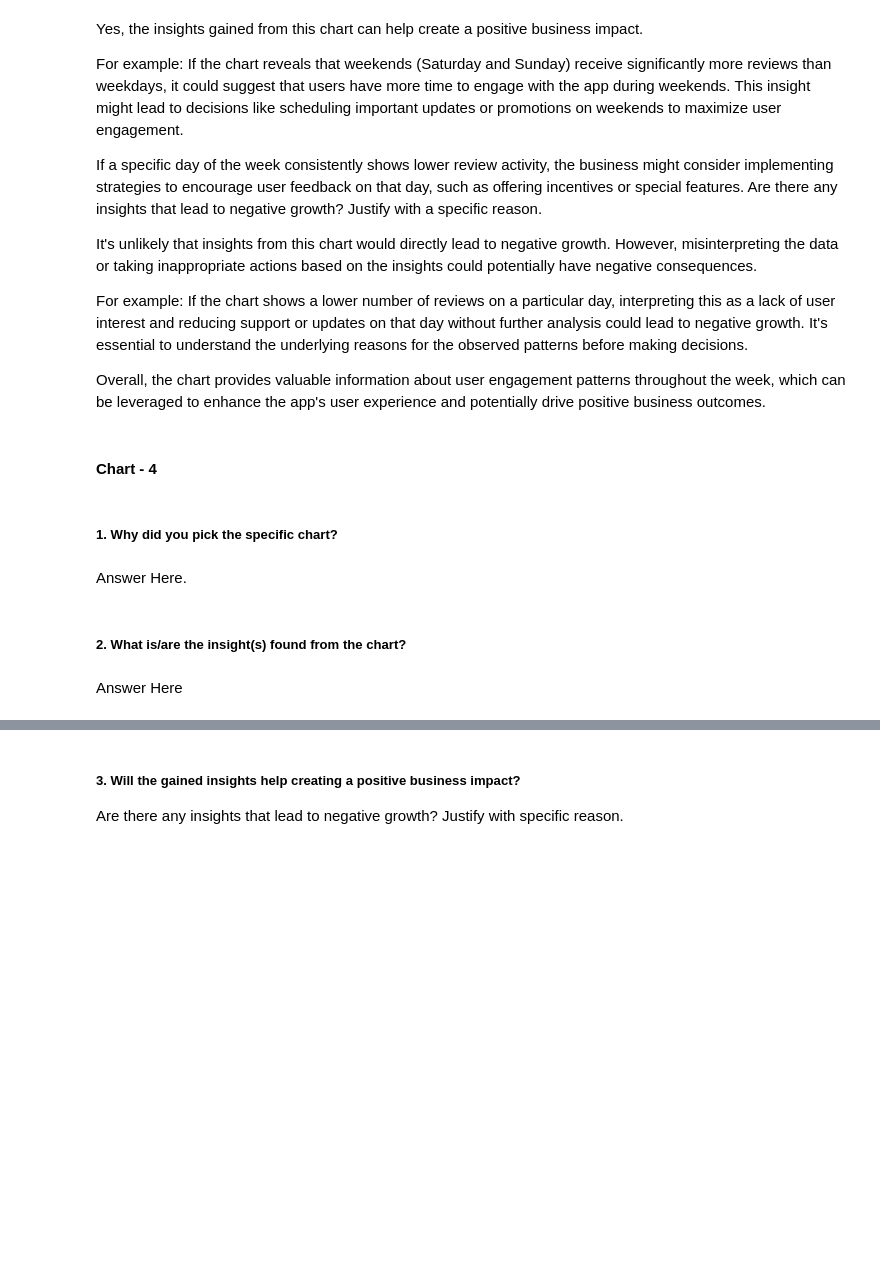
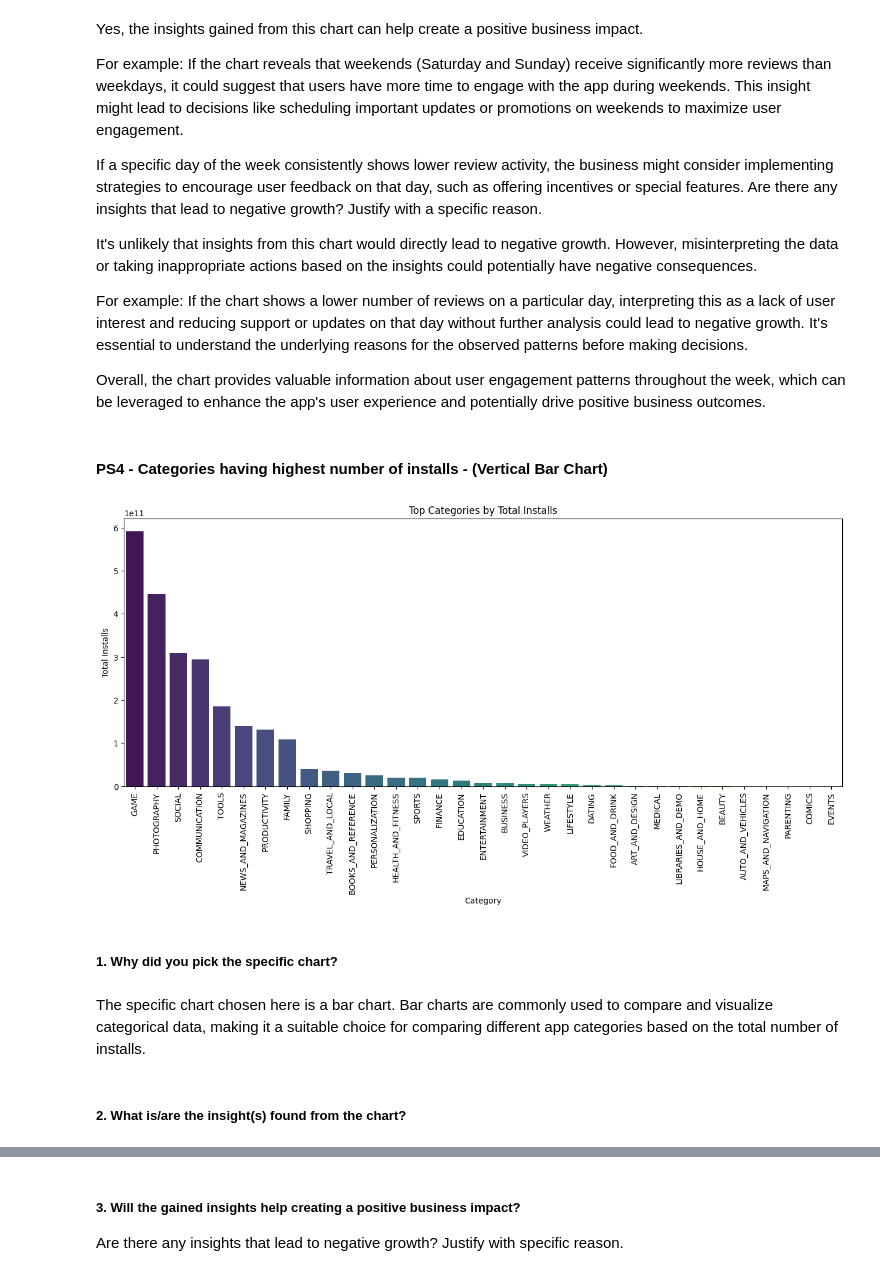
Before and after one commit to Himanshu-Bytes/Play-Store-App-Review-Analysis, a Jupyter notebook: Play_Store_App_Review_Analysis_EDA_Project.ipynb, the cells around one changed output, grey strips where cells are left out. Drawn from its saved outputs; the diff is of its cells as text; code cells hidden in the pictures; blank space fills up the shorter version.

```diff
--- a/Play_Store_App_Review_Analysis_EDA_Project.ipynb
+++ b/Play_Store_App_Review_Analysis_EDA_Project.ipynb
@@ -569,5 +570,3 @@ For example:
 If the chart shows a lower number of reviews on a particular day, interpreting this as a lack of user interest and reducing support or updates on that day without further analysis could lead to negative growth. It's essential to understand the underlying reasons for the observed patterns before making decisions.
 
 Overall, the chart provides valuable information about user engagement patterns throughout the week, which can be leveraged to enhance the app's user experience and potentially drive positive business outcomes.
-# %% [markdown]
-#### Chart - 4
@@ -576,8 +573,27 @@ Overall, the chart provides valuable information about user engagement patterns
+# %% [markdown]
+#### PS4 - Categories having highest number of installs - (Vertical Bar Chart)
+# %%
+# Chart - 4 visualization code - Which app categories have the highest number of installs
+
+# Grouping by Category
+category_installs_ratings = merged_df.groupby('Category').agg({'Installs': 'sum', 'Rating': 'mean'}).reset_index()
+
+# Identifying Categories with the Highest Installs
+top_categories_by_installs = category_installs_ratings.sort_values(by='Installs', ascending=False)
+
+# Plotting bar chart
+plt.figure(figsize=(16, 6))
+sns.barplot(x='Category', y='Installs', data=top_categories_by_installs, palette='viridis')
+plt.xticks(rotation=90)
+plt.xlabel('Category')
+plt.ylabel('Total Installs')
+plt.title('Top Categories by Total Installs')
+plt.show()
+# %% [output]
+[figure, added]
 # %% [markdown]
 ##### 1. Why did you pick the specific chart?
-# %% [markdown]
-Answer Here.
+# %% [markdown]
+The specific chart chosen here is a bar chart. Bar charts are commonly used to compare and visualize categorical data, making it a suitable choice for comparing different app categories based on the total number of installs.
 # %% [markdown]
 ##### 2. What is/are the insight(s) found from the chart?
-# %% [markdown]
-Answer Here
```
Also changed, not shown: parts of 22 cells of this notebook.
